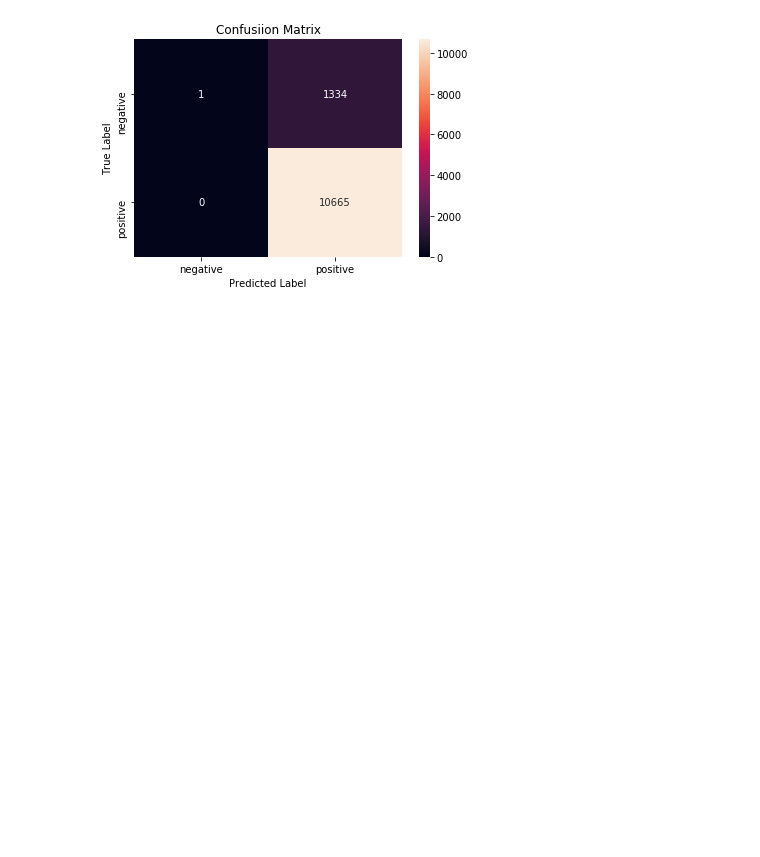
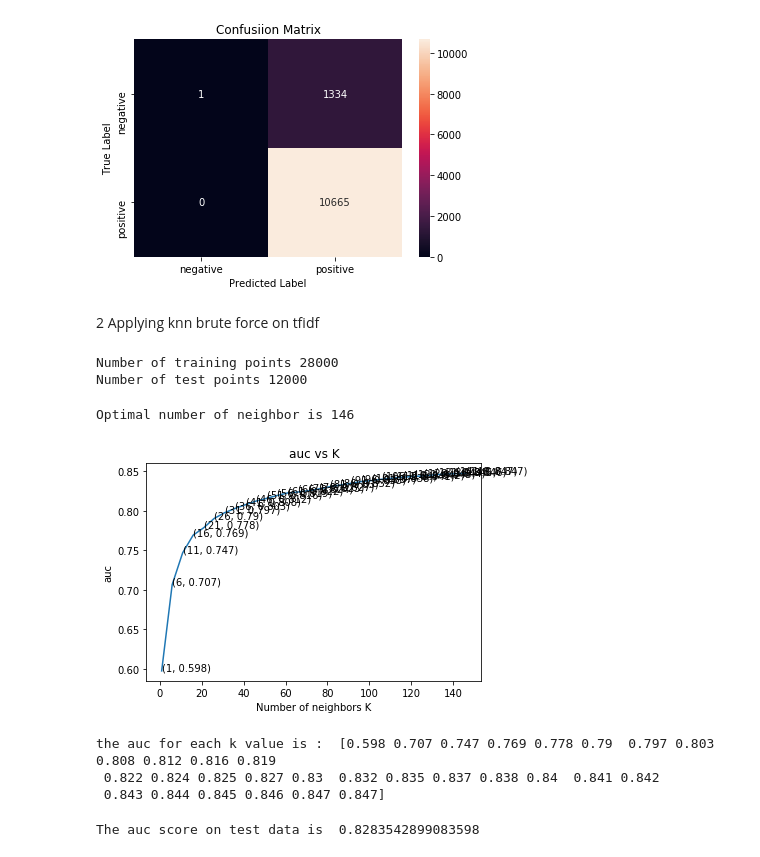
Before and after one commit to mehrayogesh208/Amazon-Fine-Food, a Jupyter notebook: KnearestNeighbors.ipynb, the cells around one changed output. Saved outputs shown, nothing was run; the diff lists cells and outputs as text; code cells hidden in the pictures; blank space fills up the shorter version.

```diff
--- a/KnearestNeighbors.ipynb
+++ b/KnearestNeighbors.ipynb
@@ -137,3 +133,5 @@ plt.ylabel("True Label")
 plt.show()
 # %% [output]
 [figure]
+# %% [markdown]
+ 2  Applying knn brute force on tfidf
@@ -139,0 +144,14 @@ plt.show()
+# %%
+print("Number of training points "+str(traintfidf.shape[0]))
+print("Number of test points "+str(testtfidf.shape[0]))
+# %% [output]
+Number of training points 28000
+Number of test points 12000
+# %%
+optimal_k = brute_knn_classifier(traintfidf,train_df["Score"])
+# %% [output]
+Optimal number of neighbor is 146
+[figure, added]
+the auc for each k value is :  [0.598 0.707 0.747 0.769 0.778 0.79  0.797 0.803 0.808 0.812 0.816 0.819
+ 0.822 0.824 0.825 0.827 0.83  0.832 0.835 0.837 0.838 0.84  0.841 0.842
+ 0.843 0.844 0.845 0.846 0.847 0.847]
@@ -139,0 +169,5 @@ plt.show()
+# %%
+auc_score = roc_auc_score(test_df["Score"],y_proabs[:,1])
+print("The auc score on test data is ",auc_score)
+# %% [output]
+The auc score on test data is  0.8283542899083598
```
Also changed, not shown: parts of 61 cells of this notebook.
